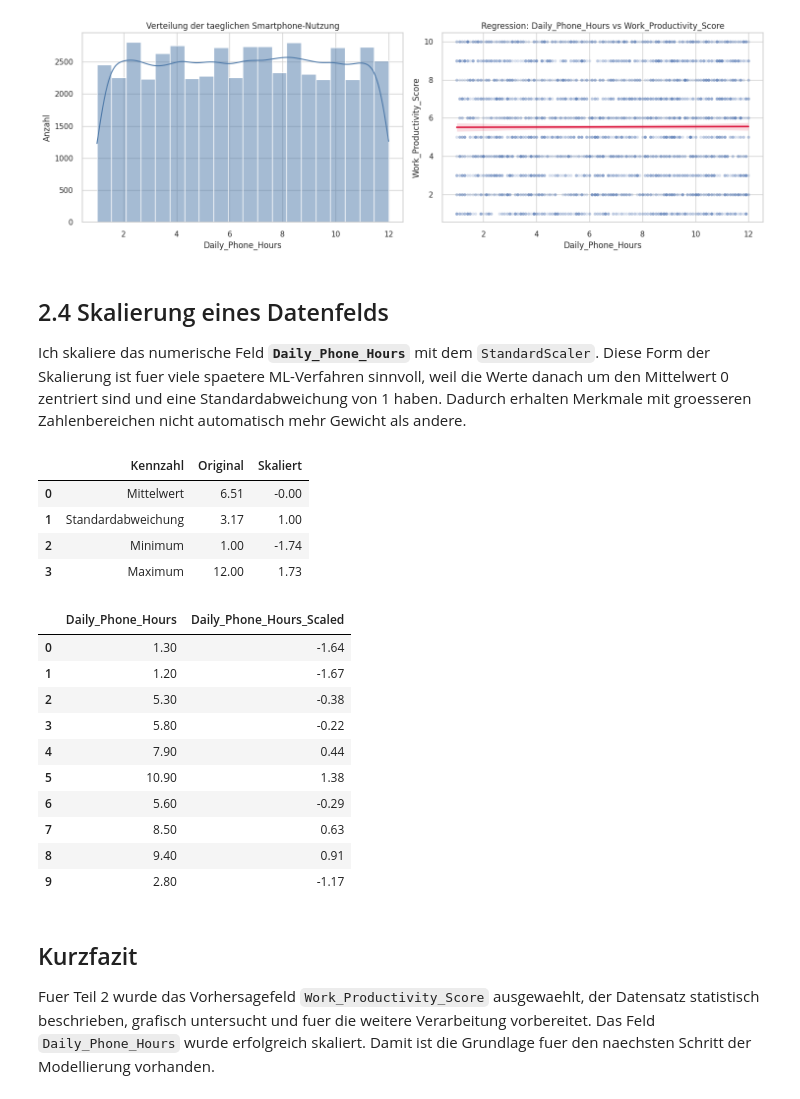
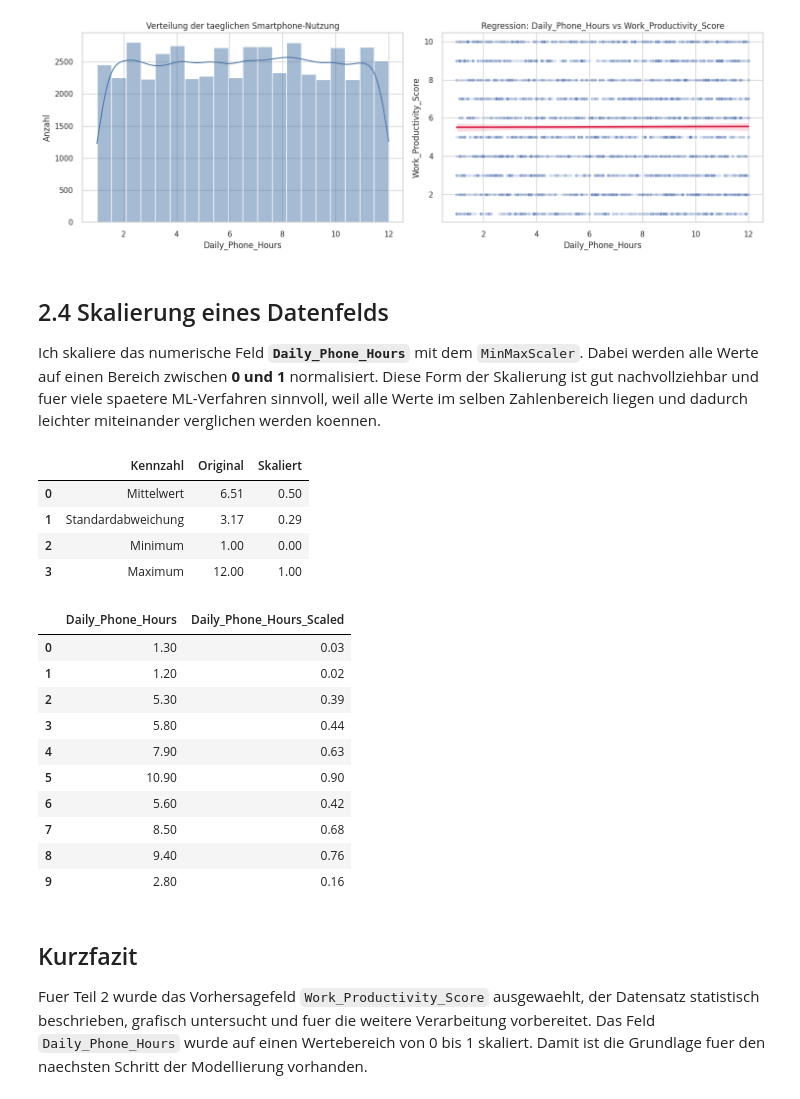
Before and after one commit to BotondCsereklye/LB_259, a Jupyter notebook: data_description.ipynb, the cells around one changed output. Saved outputs shown, nothing was run; the diff lists cells and outputs as text; code cells hidden in the pictures.

Commit message:
Fix scaling in Teil 2 notebook to 0-1 range

```diff
--- a/data_description.ipynb
+++ b/data_description.ipynb
@@ -204,49 +204,49 @@ plt.show()
 # %% [markdown]
 ## 2.4 Skalierung eines Datenfelds
 
-Ich skaliere das numerische Feld **`Daily_Phone_Hours`** mit dem `StandardScaler`. Diese Form der Skalierung ist fuer viele spaetere ML-Verfahren sinnvoll, weil die Werte danach um den Mittelwert 0 zentriert sind und eine Standardabweichung von 1 haben. Dadurch erhalten Merkmale mit groesseren Zahlenbereichen nicht automatisch mehr Gewicht als andere.
+Ich skaliere das numerische Feld **`Daily_Phone_Hours`** mit dem `MinMaxScaler`. Dabei werden alle Werte auf einen Bereich zwischen **0 und 1** normalisiert. Diese Form der Skalierung ist gut nachvollziehbar und fuer viele spaetere ML-Verfahren sinnvoll, weil alle Werte im selben Zahlenbereich liegen und dadurch leichter miteinander verglichen werden koennen.
 # %%
-scaler = StandardScaler()
+scaler = MinMaxScaler()
 df_model_ready['Daily_Phone_Hours_Scaled'] = scaler.fit_transform(df_model_ready[['Daily_Phone_Hours']])
 
 scaling_comparison = pd.DataFrame({
     'Kennzahl': ['Mittelwert', 'Standardabweichung', 'Minimum', 'Maximum'],
     'Original': [
         df_model_ready['Daily_Phone_Hours'].mean(),
         df_model_ready['Daily_Phone_Hours'].std(ddof=0),
         df_model_ready['Daily_Phone_Hours'].min(),
         df_model_ready['Daily_Phone_Hours'].max(),
     ],
     'Skaliert': [
         df_model_ready['Daily_Phone_Hours_Scaled'].mean(),
         df_model_ready['Daily_Phone_Hours_Scaled'].std(ddof=0),
         df_model_ready['Daily_Phone_Hours_Scaled'].min(),
         df_model_ready['Daily_Phone_Hours_Scaled'].max(),
     ],
 }).round(3)
 
 scaling_comparison
 # %% [output]
 |  | Kennzahl | Original | Skaliert |
-| 0 | Mittelwert | 6.51 | -0.00 |
-| 1 | Standardabweichung | 3.17 | 1.00 |
-| 2 | Minimum | 1.00 | -1.74 |
-| 3 | Maximum | 12.00 | 1.73 |
+| 0 | Mittelwert | 6.51 | 0.50 |
+| 1 | Standardabweichung | 3.17 | 0.29 |
+| 2 | Minimum | 1.00 | 0.00 |
+| 3 | Maximum | 12.00 | 1.00 |
 # %%
 df_model_ready[['Daily_Phone_Hours', 'Daily_Phone_Hours_Scaled']].head(10)
 # %% [output]
 |  | Daily_Phone_Hours | Daily_Phone_Hours_Scaled |
-| 0 | 1.30 | -1.64 |
-| 1 | 1.20 | -1.67 |
-| 2 | 5.30 | -0.38 |
-| 3 | 5.80 | -0.22 |
-| 4 | 7.90 | 0.44 |
-| 5 | 10.90 | 1.38 |
-| 6 | 5.60 | -0.29 |
-| 7 | 8.50 | 0.63 |
-| 8 | 9.40 | 0.91 |
-| 9 | 2.80 | -1.17 |
+| 0 | 1.30 | 0.03 |
+| 1 | 1.20 | 0.02 |
+| 2 | 5.30 | 0.39 |
+| 3 | 5.80 | 0.44 |
+| 4 | 7.90 | 0.63 |
+| 5 | 10.90 | 0.90 |
+| 6 | 5.60 | 0.42 |
+| 7 | 8.50 | 0.68 |
+| 8 | 9.40 | 0.76 |
+| 9 | 2.80 | 0.16 |
 # %% [markdown]
 ## Kurzfazit
 
-Fuer Teil 2 wurde das Vorhersagefeld `Work_Productivity_Score` ausgewaehlt, der Datensatz statistisch beschrieben, grafisch untersucht und fuer die weitere Verarbeitung vorbereitet. Das Feld `Daily_Phone_Hours` wurde erfolgreich skaliert. Damit ist die Grundlage fuer den naechsten Schritt der Modellierung vorhanden.
+Fuer Teil 2 wurde das Vorhersagefeld `Work_Productivity_Score` ausgewaehlt, der Datensatz statistisch beschrieben, grafisch untersucht und fuer die weitere Verarbeitung vorbereitet. Das Feld `Daily_Phone_Hours` wurde auf einen Wertebereich von 0 bis 1 skaliert. Damit ist die Grundlage fuer den naechsten Schritt der Modellierung vorhanden.
```
Also changed, not shown: parts of 1 cell of this notebook.
